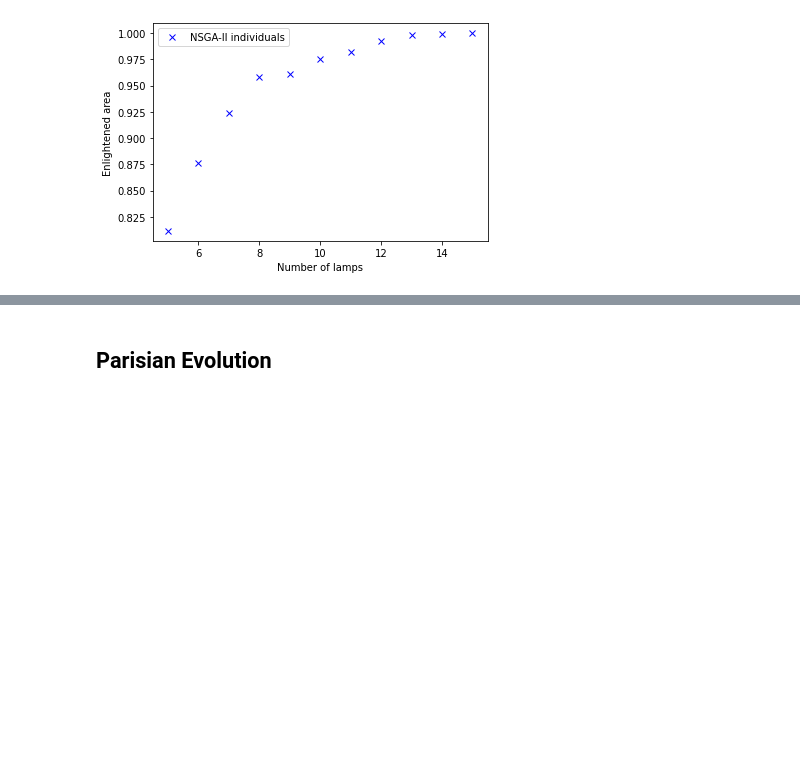
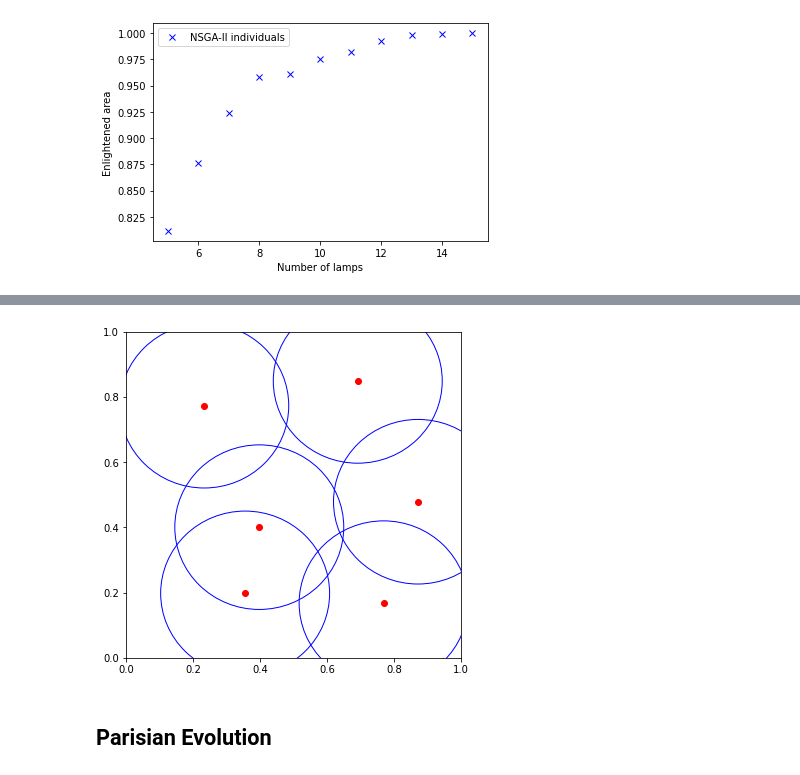
Before and after one commit to williamjizihe/INT21-CCEA, a Jupyter notebook: lamp.ipynb, the cells around one changed output, grey strips where cells are left out. Drawn from its saved outputs; the diff is of its cells as text; code cells hidden in the pictures; blank space fills up the shorter version.

```diff
--- a/lamp.ipynb
+++ b/lamp.ipynb
@@ -327,3 +331,7 @@ plt.legend(loc="best")
+# %%
+plot_lamps(D[6].candidate, problem_size)
+# %% [output]
+[figure, added]
 # %% [markdown]
 ## Parisian Evolution
 # %% [markdown]
```
Also changed, not shown: parts of 20 cells of this notebook.
